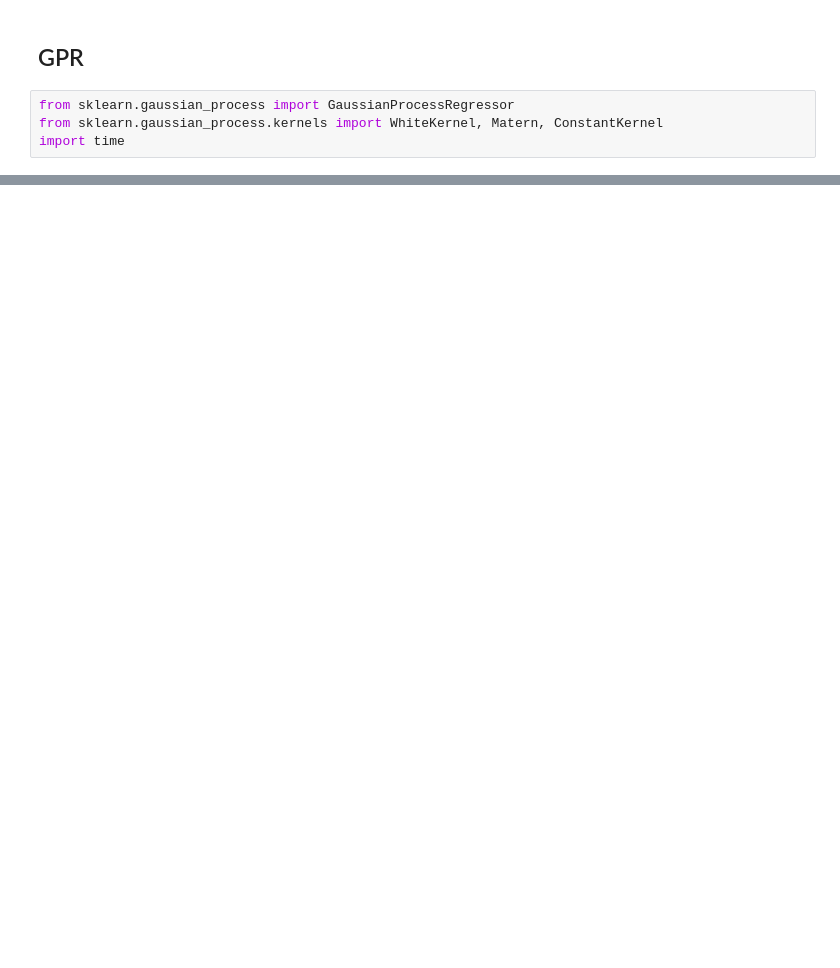
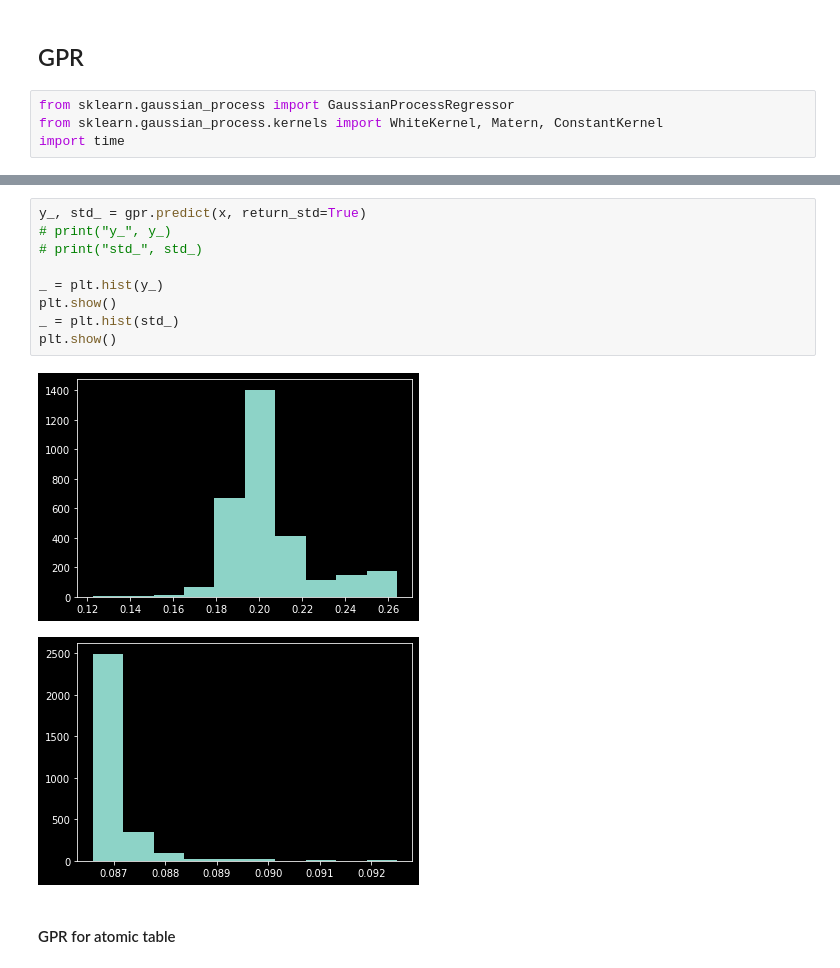
Before and after one commit to uw-cmg/MAST-ML, a Jupyter notebook: Pickle.ipynb, the cells around one changed output, grey strips where cells are left out. Cells and saved outputs as stored; diff of their text form; blank space fills up the shorter version.

```diff
--- a/Pickle.ipynb
+++ b/Pickle.ipynb
@@ -95,3 +150,17 @@ import time
+# %%
+y_, std_ = gpr.predict(x, return_std=True)
+# print("y_", y_)
+# print("std_", std_)
+
+_ = plt.hist(y_)
+plt.show()
+_ = plt.hist(std_)
+plt.show()
+# %% [output]
+[figure, added]
+[figure, added]
+# %% [markdown]
+#### GPR for atomic table
 # %%
 # list(x.items())
 # print(*x.items(), sep="\n")
```
Also changed, not shown: parts of 11 cells of this notebook.
